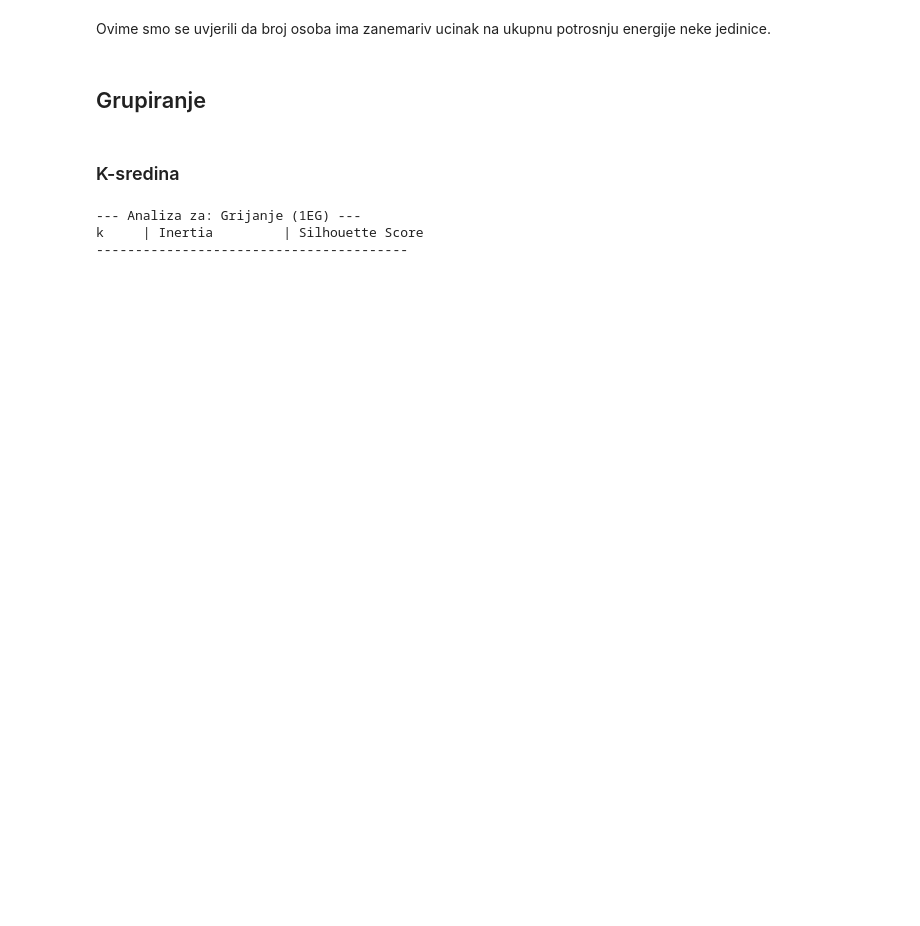
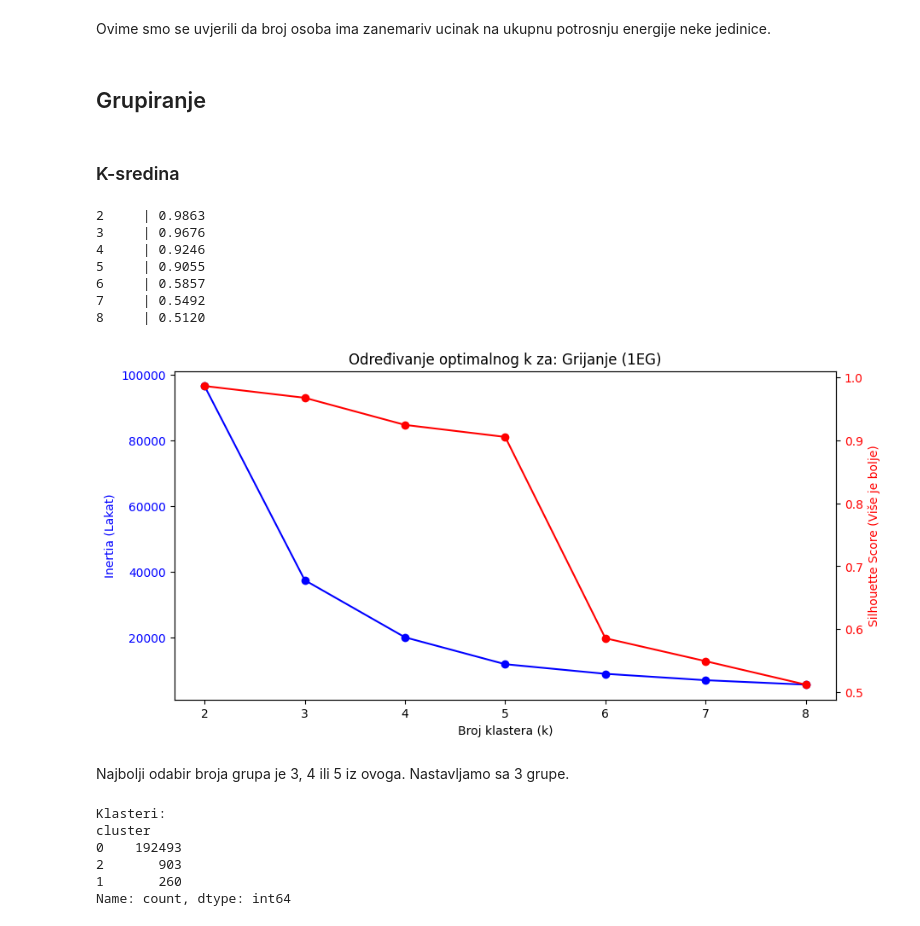
Before and after one commit to IvanDzanija/AnomalyDetection, a Jupyter notebook: notebooks/1EG.ipynb, the cells around one changed output. Drawn from its saved outputs; the diff is of its cells as text; code cells hidden in the pictures; blank space fills up the shorter version.

```diff
--- a/notebooks/1EG.ipynb
+++ b/notebooks/1EG.ipynb
@@ -94,9 +124,11 @@ Ovime smo se uvjerili da broj osoba ima zanemariv ucinak na ukupnu potrosnju ene
 # %%
 from sklearn.metrics import silhouette_score
 
-# Metoda za trazenje optimaknog k nad podatcima i znacajkama
 def find_optimal_k(data, features, title):
-    # Filtriranje i priprema podataka
+    """
+    Metoda za trazenje optimaknog broja grupa k nad podatcima i znacajkama
+    """
+
     X_sub = data[features].dropna()
 
     scaler = StandardScaler()
@@ -106,46 +138,69 @@ def find_optimal_k(data, features, title):
     silhouette_avg = []
     K_range = range(2, 9)
 
-    print(f"\n--- Analiza za: {title} ---")
-    print(f"{'k':<5} | {'Inertia':<15} | {'Silhouette Score':<15}")
-    print("-" * 40)
-
     for k in K_range:
         kmeans = KMeans(n_clusters=k, random_state=42, n_init=10)
         labels = kmeans.fit_predict(X_scaled)
+        inertia.append(kmeans.inertia_)
 
-        # Pohrana inertije
-        current_inertia = kmeans.inertia_
-        inertia.append(current_inertia)
-
-        # Silhouette score na CIJELOM skupu podataka
-        current_silhouette = silhouette_score(X_scaled, labels)
+        # Silhouette na uzorku zbog brzine ako je dataset velik
+        # Ovo mozda maknuti -> presporo
+        sample_size = min(len(X_scaled), 5000)
+        idx = np.random.choice(len(X_scaled), sample_size, replace=False)
+        current_silhouette = silhouette_score(X_scaled[idx], labels[idx])
         silhouette_avg.append(current_silhouette)
-
-        print(f"{k:<5} | {current_inertia:<15.2f} | {current_silhouette:<15.4f}")
+        print(f"{k:<5} | {current_silhouette:<15.4f}")
 
     # Plotting
     fig, ax1 = plt.subplots(figsize=(10, 5))
 
     ax1.set_xlabel('Broj klastera (k)')
     ax1.set_ylabel('Inertia (Lakat)', color='blue')
-    ax1.plot(K_range, inertia, 'bo-', linewidth=2)
+    ax1.plot(K_range, inertia, 'bo-')
     ax1.tick_params(axis='y', labelcolor='blue')
-    ax1.grid(True, linestyle='--', alpha=0.3)
 
     ax2 = ax1.twinx()
-    ax2.set_ylabel('Silhouette Score', color='red')
-    ax2.plot(K_range, silhouette_avg, 'ro-', linewidth=2)
+    ax2.set_ylabel('Silhouette Score (Više je bolje)', color='red')
+    ax2.plot(K_range, silhouette_avg, 'ro-')
     ax2.tick_params(axis='y', labelcolor='red')
 
     plt.title(f'Određivanje optimalnog k za: {title}')
-    plt.tight_layout()
     plt.show()
 # %%
 # Procjena optimalnog broja grupa
-_features = ['POVRSINA']
+_features = ['POVRSINA', 'S_SNAGA']
 find_optimal_k(df, _features, "Grijanje (1EG)")
 # %% [output]
---- Analiza za: Grijanje (1EG) ---
-k     | Inertia         | Silhouette Score
-----------------------------------------
+2     | 0.9863
+3     | 0.9676
+4     | 0.9246
+5     | 0.9055
+6     | 0.5857
+7     | 0.5492
+8     | 0.5120
+[figure, added]
+# %% [markdown]
+Najbolji odabir broja grupa je 3, 4 ili 5 iz ovoga. Nastavljamo sa 3 grupe.
+# %%
+def perform_clustering(data, features, n_clusters=4):
+    """
+    Metoda za grupiranje podataka.
+    """
+    df_sub = data[features].dropna().copy()
+    scaler = StandardScaler()
+    scaled_data = scaler.fit_transform(df_sub)
+    kmeans = KMeans(n_clusters=n_clusters, random_state=42, n_init=10)
+    df_sub['cluster'] = kmeans.fit_predict(scaled_data)
+
+    return df_sub['cluster']
+
+
+df['cluster'] = perform_clustering(df, _features, n_clusters=3)
+print(f"Klasteri:\n{df['cluster'].value_counts()}")
+# %% [output]
+Klasteri:
+cluster
+0    192493
+2       903
+1       260
+Name: count, dtype: int64
```
Also changed, not shown: parts of 15 cells of this notebook.
